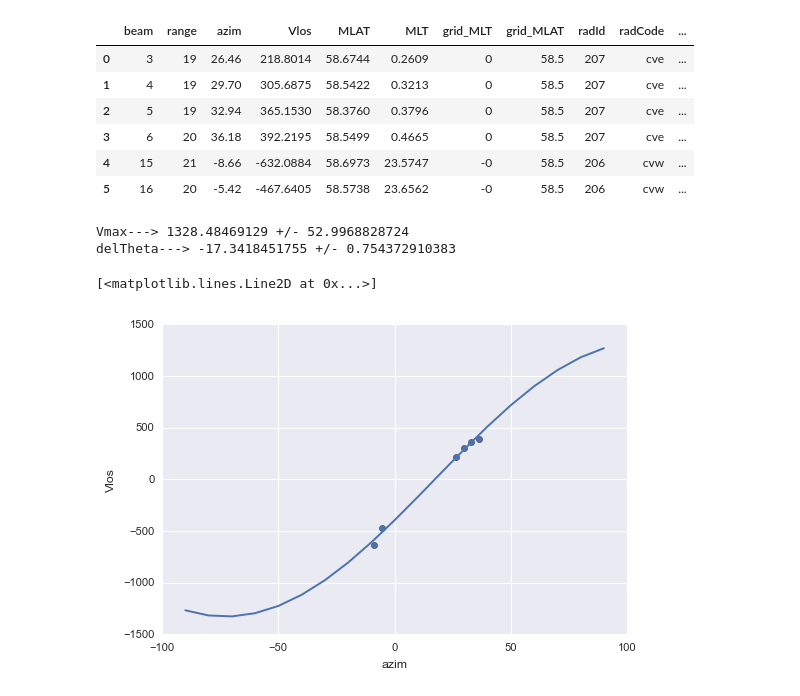
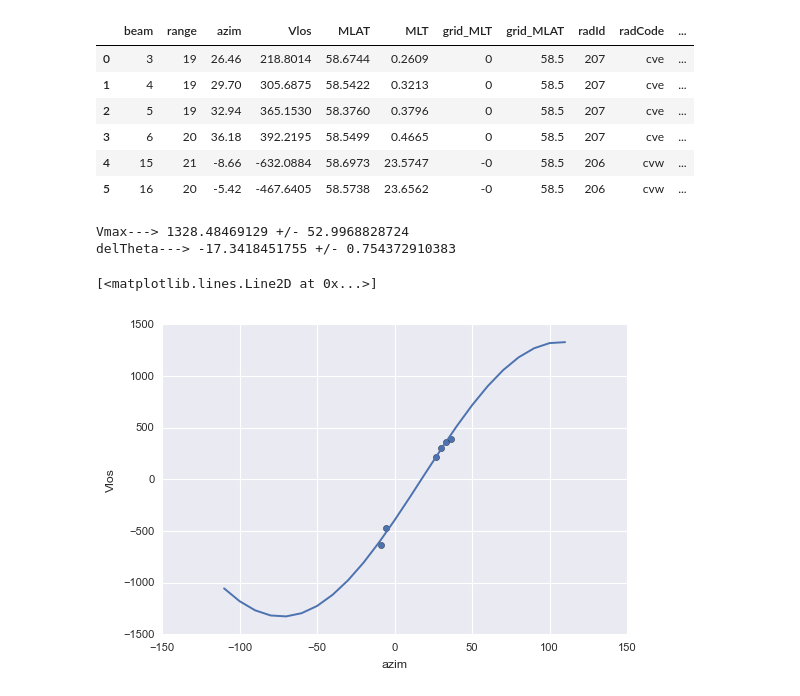
Before and after one commit to bharatreddy/vel-analys, a Jupyter notebook: ipy/saps_vels.ipynb, the cells around one changed output. Saved outputs shown, nothing was run; the diff lists cells and outputs as text; code cells hidden in the pictures.

Commit message:
plot vels

```diff
--- a/ipy/saps_vels.ipynb
+++ b/ipy/saps_vels.ipynb
@@ -248,33 +248,34 @@ testFittingDF.head(20)
 def vel_sine_func(theta, Vmax, delTheta):
     # we are working in degrees but numpy deals with radians
     # convert to radians
     return Vmax * numpy.sin( numpy.deg2rad(theta) +\
                             numpy.deg2rad(delTheta) )
 
 initGuess = ( 1000., 10. ) # radians
 popt, pcov = scipy.optimize.curve_fit(vel_sine_func, \
                         testFittingDF['azim'].T,\
                         testFittingDF['Vlos'].T,
                        p0=initGuess)
 print "Vmax--->", popt[0],"+/-", pcov[0,0]**0.5
 print "delTheta--->", popt[1],"+/-", pcov[1,1]**0.5
 
 # plot the model against the given data
 def model_func(theta, Vmax=popt[0], delTheta=popt[1]):
-    return Vmax * numpy.sin( numpy.deg2rad(theta) +\
+    Vlos = Vmax * numpy.sin( numpy.deg2rad(theta) +\
                             numpy.deg2rad(delTheta) )
-thetaArr = range(-90, 100, 10)
+    return Vlos
+thetaArr = range(-110, 120, 10)
 vLosArr = [ round( model_func(t) ) for t in thetaArr ]
 # Plot using matplotlib
 fig1 = plt.figure()
 ax = fig1.add_subplot(111)
 testFittingDF.plot( x="azim", y="Vlos", kind="scatter", ax=ax )
 ax.plot( thetaArr, vLosArr )
 #### Fit the data using scipy.optimize ####
 #### Fit the data using scipy.optimize ####
 #### Fit the data using scipy.optimize ####
 # %% [output]
 Vmax---> 1328.48469129 +/- 52.9968828724
 delTheta---> -17.3418451755 +/- 0.754372910383
 [<matplotlib.lines.Line2D at 0x...>]
-[figure, old version]
+[figure, new version]
```
